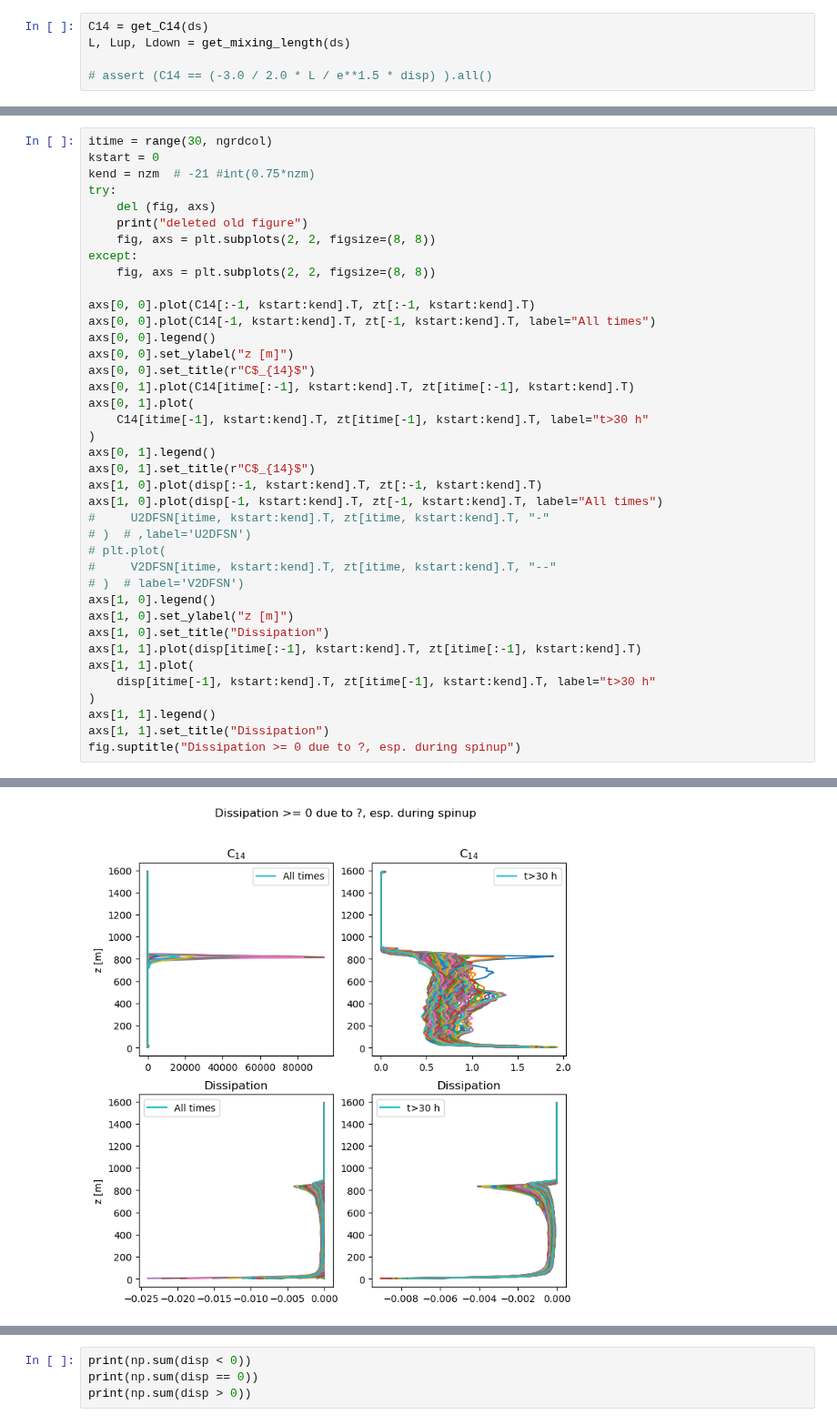
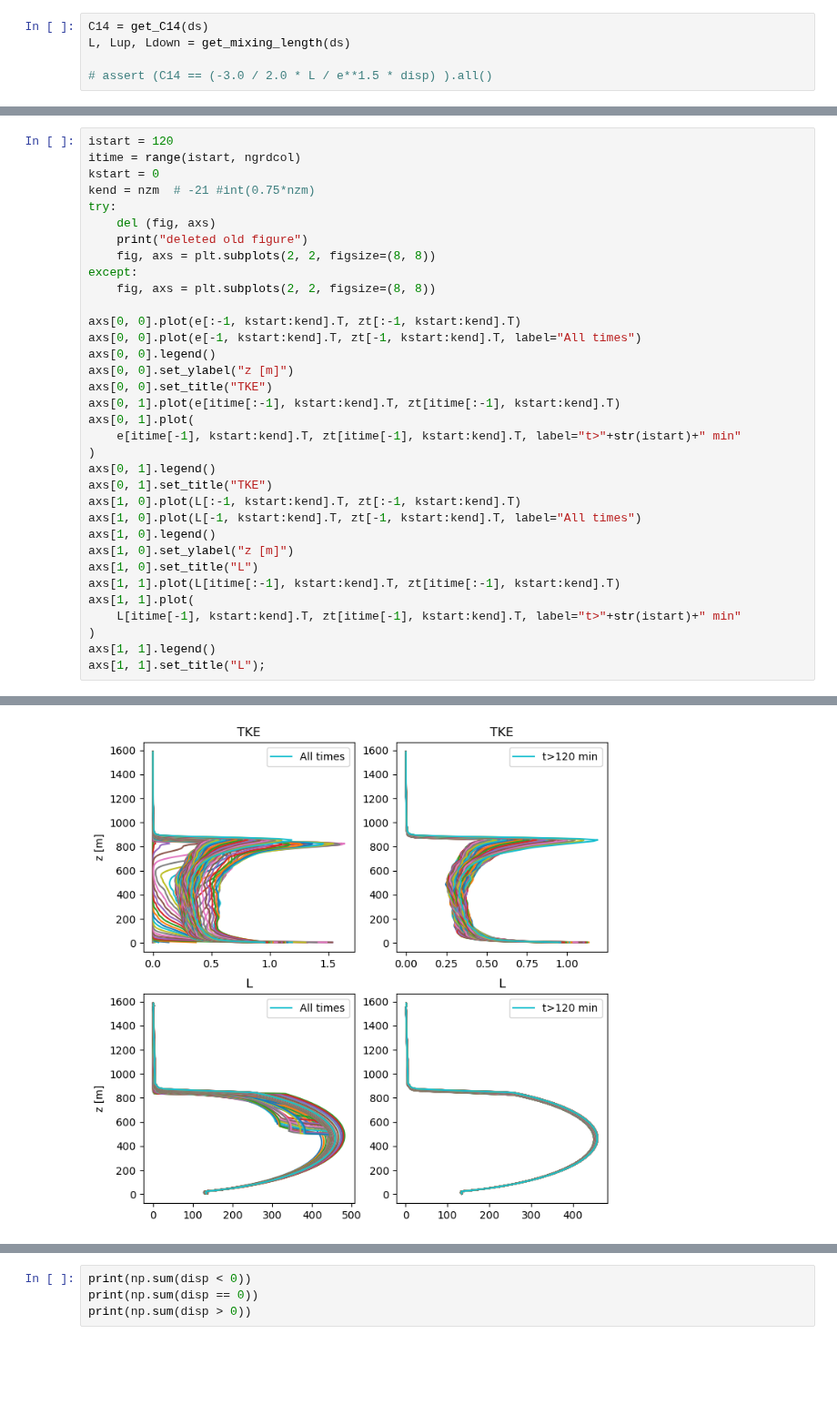
Before and after one commit to adconnolly/CLUBBiNN, a Jupyter notebook: analysis_notebooks/plot_distribution_C14_DYCOMS.ipynb, the cells around one changed output, grey strips where cells are left out. Shown at 91% size. Drawn from its saved outputs; the diff is of its cells as text; blank space fills up the shorter version.

```diff
--- a/analysis_notebooks/plot_distribution_C14_DYCOMS.ipynb
+++ b/analysis_notebooks/plot_distribution_C14_DYCOMS.ipynb
@@ -71,5 +73,6 @@ L, Lup, Ldown = get_mixing_length(ds)
 # %%
-itime = range(30, ngrdcol)
+istart = 120
+itime = range(istart, ngrdcol)
 kstart = 0
 kend = nzm  # -21 #int(0.75*nzm)
 try:
@@ -79,32 +82,26 @@ try:
 except:
     fig, axs = plt.subplots(2, 2, figsize=(8, 8))
 
-axs[0, 0].plot(C14[:-1, kstart:kend].T, zt[:-1, kstart:kend].T)
-axs[0, 0].plot(C14[-1, kstart:kend].T, zt[-1, kstart:kend].T, label="All times")
+axs[0, 0].plot(e[:-1, kstart:kend].T, zt[:-1, kstart:kend].T)
+axs[0, 0].plot(e[-1, kstart:kend].T, zt[-1, kstart:kend].T, label="All times")
 axs[0, 0].legend()
 axs[0, 0].set_ylabel("z [m]")
-axs[0, 0].set_title(r"C$_{14}$")
-axs[0, 1].plot(C14[itime[:-1], kstart:kend].T, zt[itime[:-1], kstart:kend].T)
+axs[0, 0].set_title("TKE")
+axs[0, 1].plot(e[itime[:-1], kstart:kend].T, zt[itime[:-1], kstart:kend].T)
 axs[0, 1].plot(
-    C14[itime[-1], kstart:kend].T, zt[itime[-1], kstart:kend].T, label="t>30 h"
+    e[itime[-1], kstart:kend].T, zt[itime[-1], kstart:kend].T, label="t>"+str(istart)+" min"
 )
 axs[0, 1].legend()
-axs[0, 1].set_title(r"C$_{14}$")
-axs[1, 0].plot(disp[:-1, kstart:kend].T, zt[:-1, kstart:kend].T)
-axs[1, 0].plot(disp[-1, kstart:kend].T, zt[-1, kstart:kend].T, label="All times")
-#     U2DFSN[itime, kstart:kend].T, zt[itime, kstart:kend].T, "-"
-# )  # ,label='U2DFSN')
-# plt.plot(
-#     V2DFSN[itime, kstart:kend].T, zt[itime, kstart:kend].T, "--"
-# )  # label='V2DFSN')
+axs[0, 1].set_title("TKE")
+axs[1, 0].plot(L[:-1, kstart:kend].T, zt[:-1, kstart:kend].T)
+axs[1, 0].plot(L[-1, kstart:kend].T, zt[-1, kstart:kend].T, label="All times")
 axs[1, 0].legend()
 axs[1, 0].set_ylabel("z [m]")
-axs[1, 0].set_title("Dissipation")
-axs[1, 1].plot(disp[itime[:-1], kstart:kend].T, zt[itime[:-1], kstart:kend].T)
+axs[1, 0].set_title("L")
+axs[1, 1].plot(L[itime[:-1], kstart:kend].T, zt[itime[:-1], kstart:kend].T)
 axs[1, 1].plot(
-    disp[itime[-1], kstart:kend].T, zt[itime[-1], kstart:kend].T, label="t>30 h"
+    L[itime[-1], kstart:kend].T, zt[itime[-1], kstart:kend].T, label="t>"+str(istart)+" min"
 )
 axs[1, 1].legend()
-axs[1, 1].set_title("Dissipation")
-fig.suptitle("Dissipation >= 0 due to ?, esp. during spinup")
+axs[1, 1].set_title("L");
 # %% [output]
@@ -112 +108 @@ Text(0.5, 0.98, 'Dissipation >= 0 due to ?, esp. during spinup')
-[figure, old version]
+[figure, new version]
```
Also changed, not shown: parts of 24 cells of this notebook, 8 other files.
